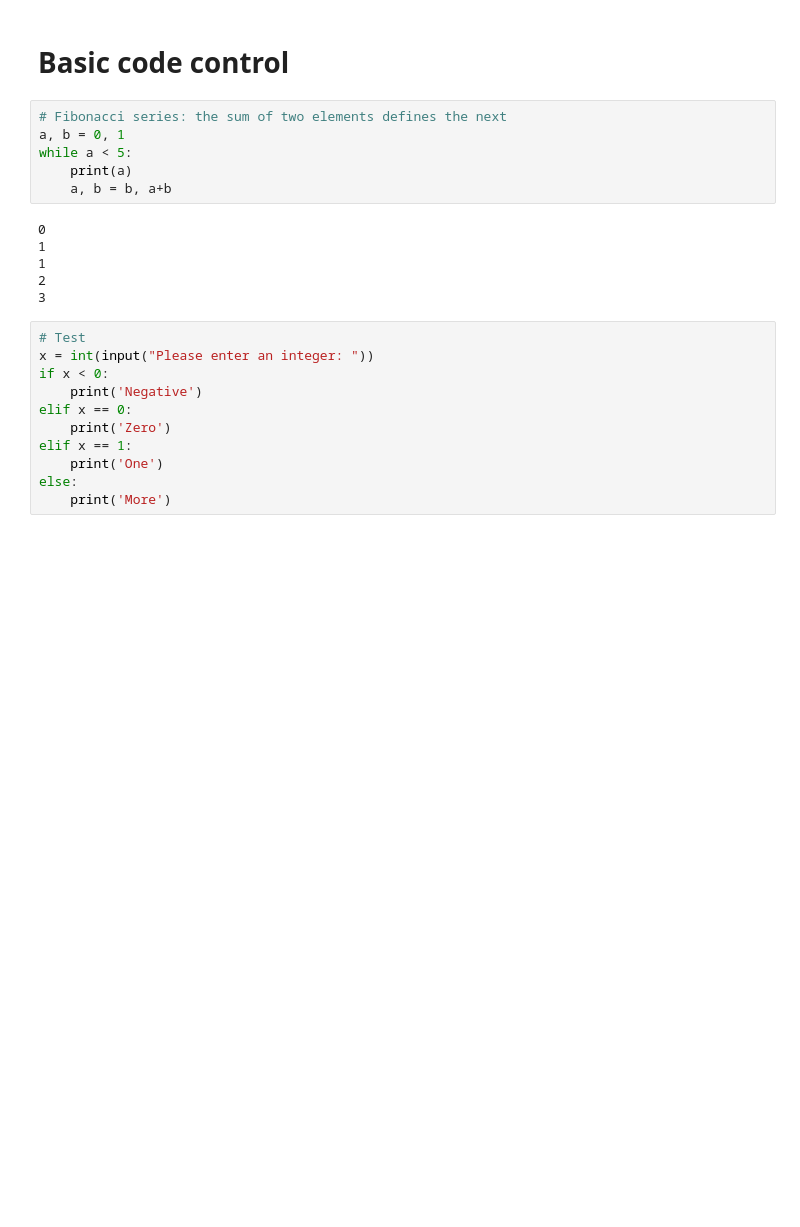
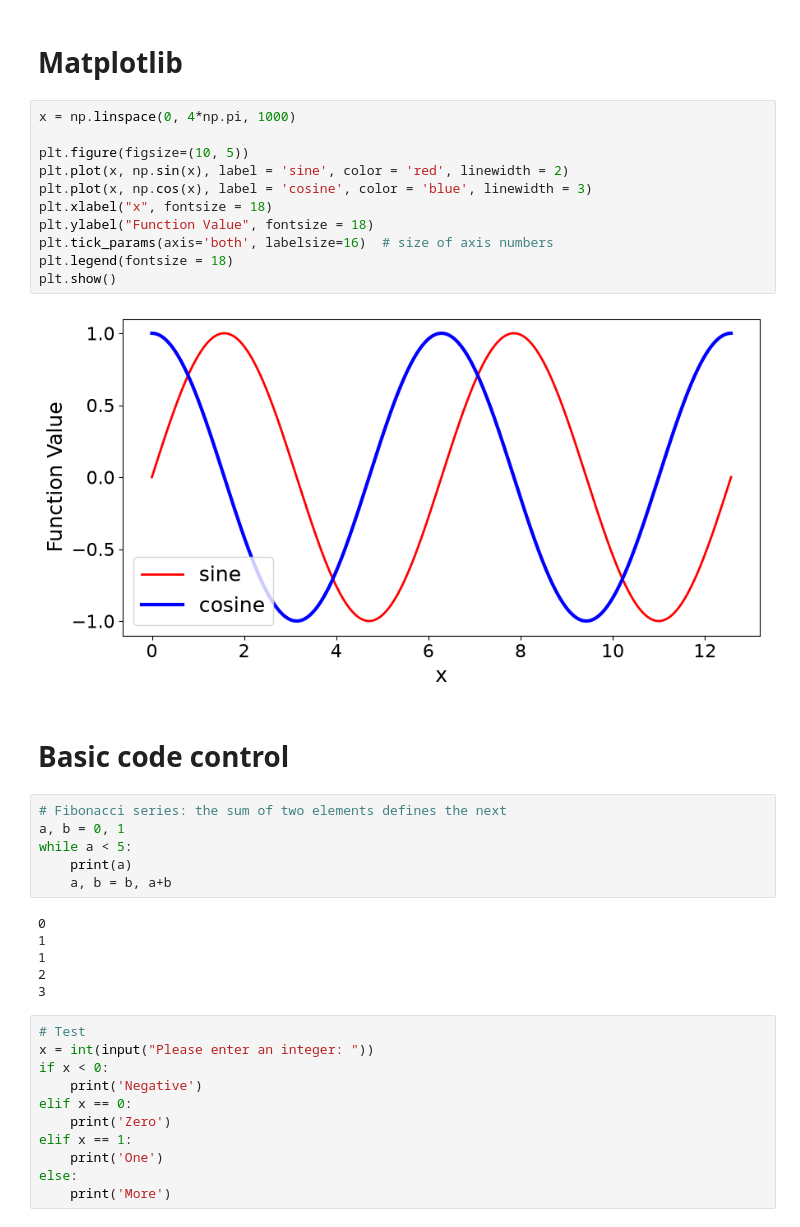
Before and after one commit to MatteoTorzy/acm, a Jupyter notebook: Codes/ipy0_python.ipynb, the cells around one changed output. Cells and saved outputs as stored; diff of their text form; blank space fills up the shorter version.

```diff
--- a/Codes/ipy0_python.ipynb
+++ b/Codes/ipy0_python.ipynb
@@ -18,3 +105,18 @@ Milan
+# %% [markdown]
+# Matplotlib
+# %%
+x = np.linspace(0, 4*np.pi, 1000)
+
+plt.figure(figsize=(10, 5))
+plt.plot(x, np.sin(x), label = 'sine', color = 'red', linewidth = 2)
+plt.plot(x, np.cos(x), label = 'cosine', color = 'blue', linewidth = 3)
+plt.xlabel("x", fontsize = 18)
+plt.ylabel("Function Value", fontsize = 18)
+plt.tick_params(axis='both', labelsize=16)  # size of axis numbers
+plt.legend(fontsize = 18)
+plt.show()
+# %% [output]
+[figure, added]
 # %% [markdown]
 # Basic code control
 # %%
```
Also changed, not shown: parts of 19 cells of this notebook.
